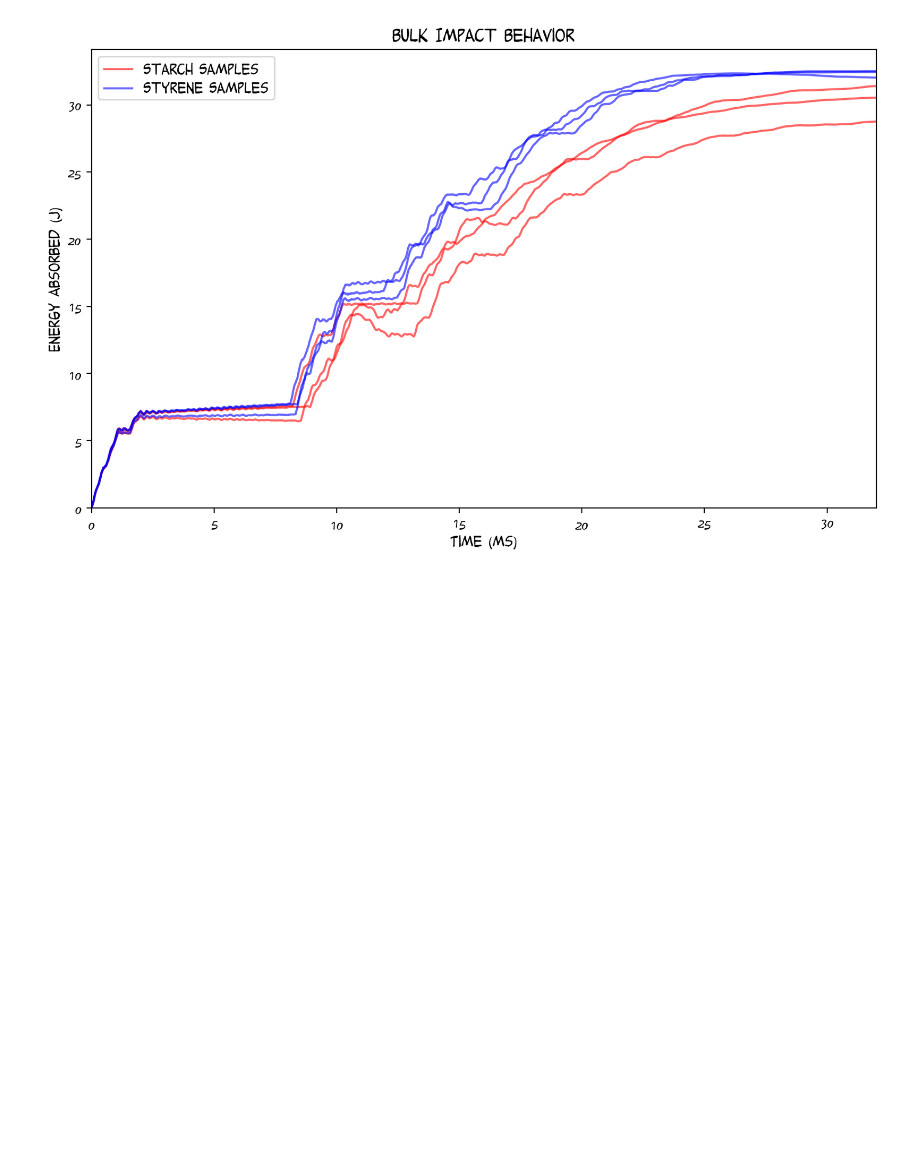
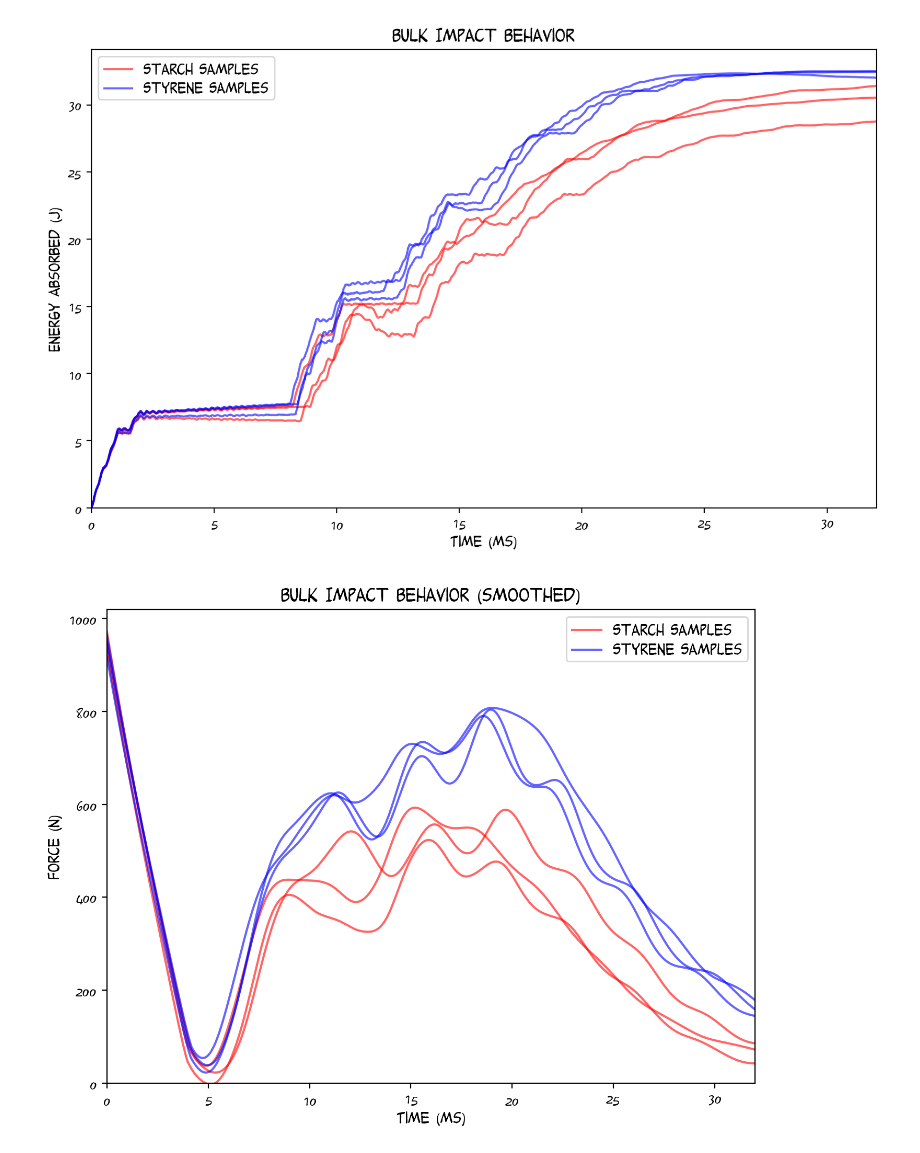
Before and after one commit to HALtheWise/matsci, a Jupyter notebook: project1/graphs.ipynb, the cells around one changed output. Cells and saved outputs as stored; diff of their text form; code cells hidden in the pictures; blank space fills up the shorter version.

Commit message:
Working smoothed impact force

```diff
--- a/project1/graphs.ipynb
+++ b/project1/graphs.ipynb
@@ -113,11 +113,17 @@ def load_impact(file):
 
     return data
 # %%
+from statsmodels.nonparametric.smoothers_lowess import lowess
+
 def process_impact(data, length):
     area = 150 * cm ** 2
     data['force'] = data['Force [N]']# * newton
     data['time'] = data['Time [ms]'] / 1000# * second
     data['energy'] = data['Energy [J]']
+
+    smooth = lowess(sample.force, sample.time, is_sorted=True, frac=0.15, it=0)
+    data['smoothforce'] = smooth[:,1]
+
     return data
 
 #process(sample1, 10*mm**2, 10*mm)
@@ -169,3 +175,25 @@ plt.legend([starch_line, styrene_line], ["Starch Samples", "Styrene Samples"]);
 plt.savefig("figures/impact.png", transparent=False)
 # %% [output]
 [figure]
+# %%
+fig = plt.figure(num=None, figsize=(8, 6), dpi=200, facecolor='w', edgecolor='k')
+
+plt.xlabel('Time (ms)')
+plt.ylabel('Force (N)')
+plt.title('Bulk Impact Behavior (smoothed)')
+
+for i, sample in enumerate(starch_impact):
+    starch_line = plt.plot(sample.time * 1000, sample.smoothforce, 'r', alpha=0.6, label=f"Starch {i+1}")[0]
+
+for i, sample in enumerate(styrene_impact):
+    styrene_line = plt.plot(sample.time * 1000, sample.smoothforce, 'b', alpha=0.6, label=f"Styrene {i+1}")[0]
+
+plt.xlim(0, 32)
+plt.ylim(0, None)
+
+plt.legend([starch_line, styrene_line], ["Starch Samples", "Styrene Samples"]);
+# plt.legend();
+
+plt.savefig("figures/impact_force.png", transparent=False)
+# %% [output]
+[figure, added]
```
Also changed, not shown: 3 other files.
